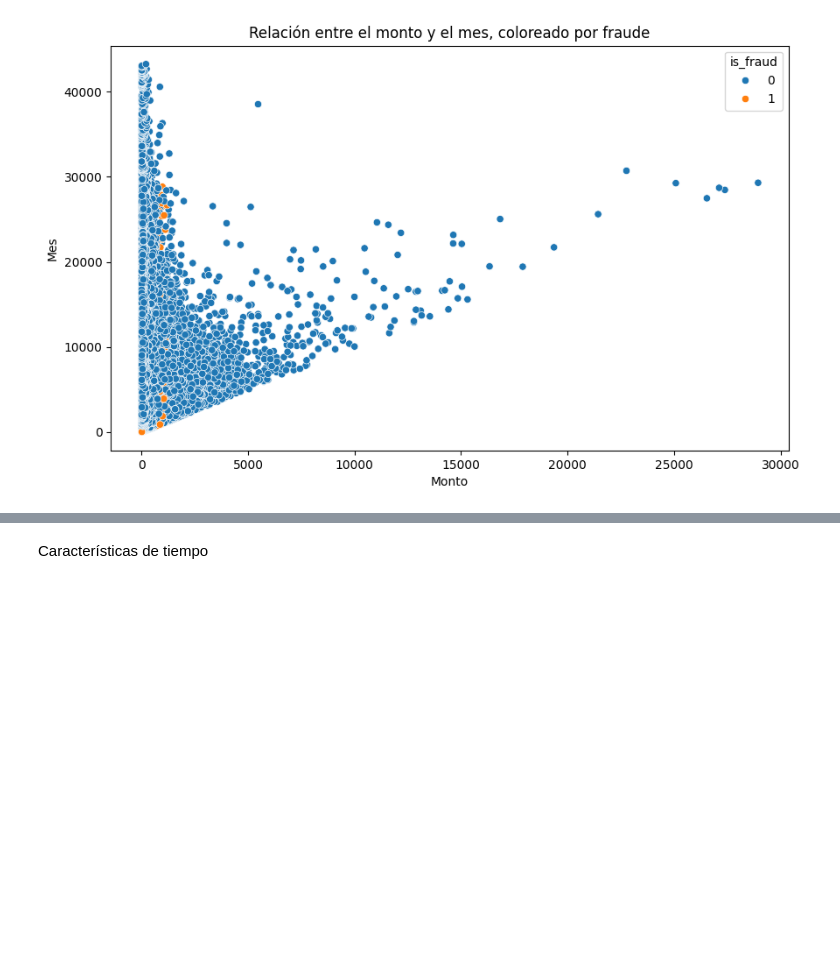
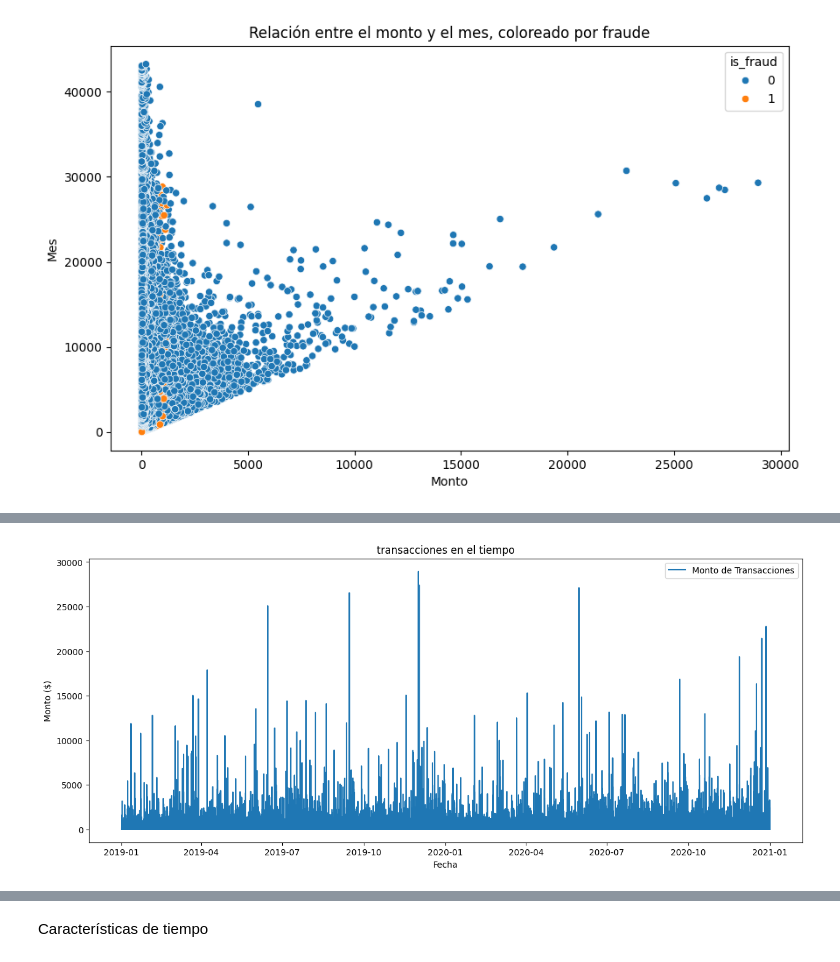
Before and after one commit to eduardordev/final-project-sds, a Jupyter notebook: proyecto2SDS.ipynb, the cells around one changed output, grey strips where cells are left out. Saved outputs shown, nothing was run; the diff lists cells and outputs as text; code cells hidden in the pictures; blank space fills up the shorter version.

```diff
--- a/proyecto2SDS.ipynb
+++ b/proyecto2SDS.ipynb
@@ -235,3 +235,30 @@ plt.show()
 # %% [output]
 [figure]
 [figure]
+# %%
+import pandas as pd
+import matplotlib.pyplot as plt
+
+df_procesado = pd.read_csv('./new_data/dataset_clean.csv')
+
+df_procesado['trans_date_trans_time'] = pd.to_datetime(df_procesado['trans_date_trans_time'])
+
+# Seleccionar las columnas relevantes para el análisis de series de tiempo
+df_time_Series = df_procesado[['trans_date_trans_time', 'amt', 'is_fraud']]
+
+# Configurar la columna de fecha como el índice del DataFrame
+df_time_Series.set_index('trans_date_trans_time', inplace=True)
+
+# Asegurarse de que los datos están ordenados por fecha
+df_time_Series.sort_index(inplace=True)
+
+# Mostrar las primeras filas del DataFrame
+print(df_time_Series.head())
+plt.figure(figsize=(15, 6))
+plt.plot(df_time_Series.index, df_time_Series['amt'], label='Monto de Transacciones')
+plt.xlabel('Fecha')
+plt.ylabel('Monto ($)')
+plt.title('transacciones en el tiempo')
+plt.legend()
+plt.show()
+# %% [output]
@@ -237,0 +272 @@ plt.show()
+[figure, added]
```
Also changed, not shown: parts of 12 cells of this notebook, 4 other files.
